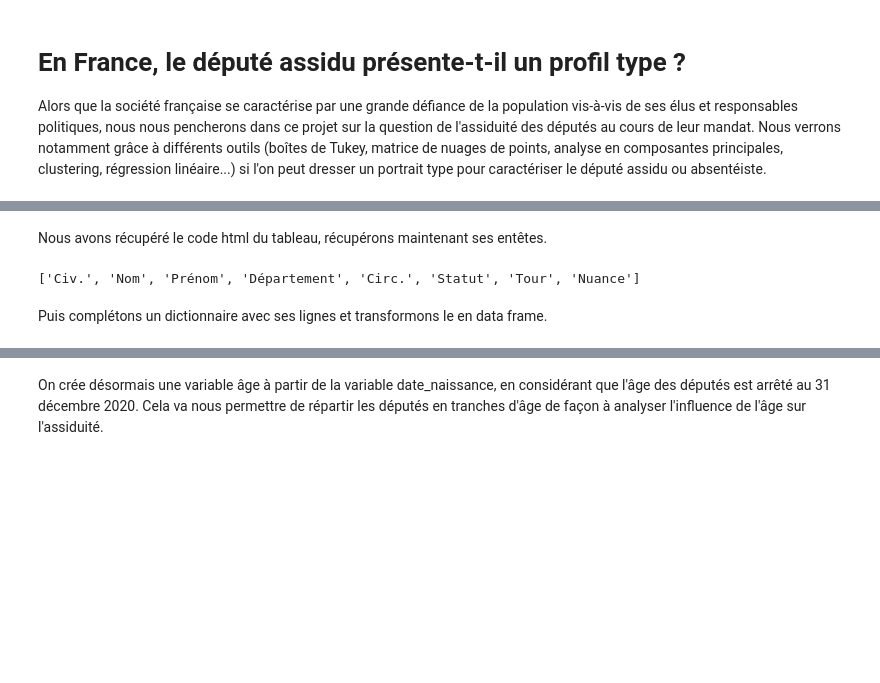
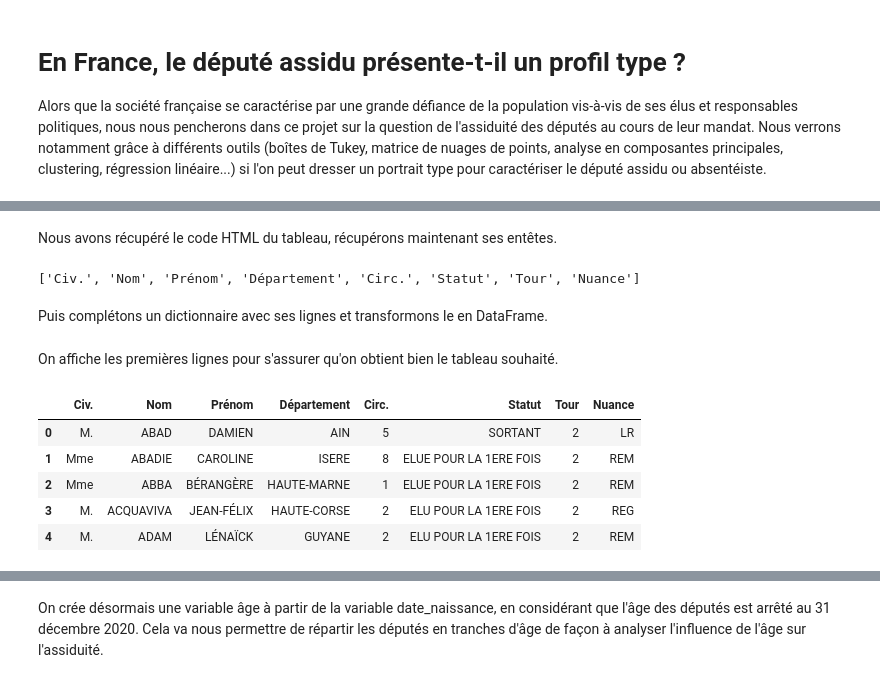
Before and after one commit to APlamont/AssemblyAttendance, a Jupyter notebook: Code/Projet Python pour le Data Scientist.ipynb, the cells around one changed output, grey strips where cells are left out. Drawn from its saved outputs; the diff is of its cells as text; code cells hidden in the pictures; blank space fills up the shorter version.

```diff
--- a/Code/Projet Python pour le Data Scientist.ipynb
+++ b/Code/Projet Python pour le Data Scientist.ipynb
@@ -51,5 +56,5 @@ tableau_html = page.find("table") # on extrait le tableau d'intérêt de la page
 # %% [markdown]
-Nous avons récupéré le code html du tableau, récupérons maintenant ses entêtes.
+Nous avons récupéré le code HTML du tableau, récupérons maintenant ses entêtes.
 # %%
 entetes = tableau_html.find('thead')
 entetes = entetes.find('tr')
@@ -59,7 +64,7 @@ print(entetes)
 # %% [output]
 ['Civ.', 'Nom', 'Prénom', 'Département', 'Circ.', 'Statut', 'Tour', 'Nuance']
 # %% [markdown]
-Puis complétons un dictionnaire avec ses lignes et transformons le en data frame.
+Puis complétons un dictionnaire avec ses lignes et transformons le en DataFrame.
 # %%
 dict_tableau = {}
 for entete in entetes:
@@ -75,0 +81,11 @@ df2 = pd.DataFrame.from_dict(dict_tableau)
+# %% [markdown]
+On affiche les premières lignes pour s'assurer qu'on obtient bien le tableau souhaité.
+# %%
+df1.head()
+# %% [output]
+|  | Civ. | Nom | Prénom | Département | Circ. | Statut | Tour | Nuance |
+| 0 | M. | ABAD | DAMIEN | AIN | 5 | SORTANT | 2 | LR |
+| 1 | Mme | ABADIE | CAROLINE | ISERE | 8 | ELUE POUR LA 1ERE FOIS | 2 | REM |
+| 2 | Mme | ABBA | BÉRANGÈRE | HAUTE-MARNE | 1 | ELUE POUR LA 1ERE FOIS | 2 | REM |
+| 3 | M. | ACQUAVIVA | JEAN-FÉLIX | HAUTE-CORSE | 2 | ELU POUR LA 1ERE FOIS | 2 | REG |
+| 4 | M. | ADAM | LÉNAÏCK | GUYANE | 2 | ELU POUR LA 1ERE FOIS | 2 | REM |
```
Also changed, not shown: parts of 44 cells of this notebook.
